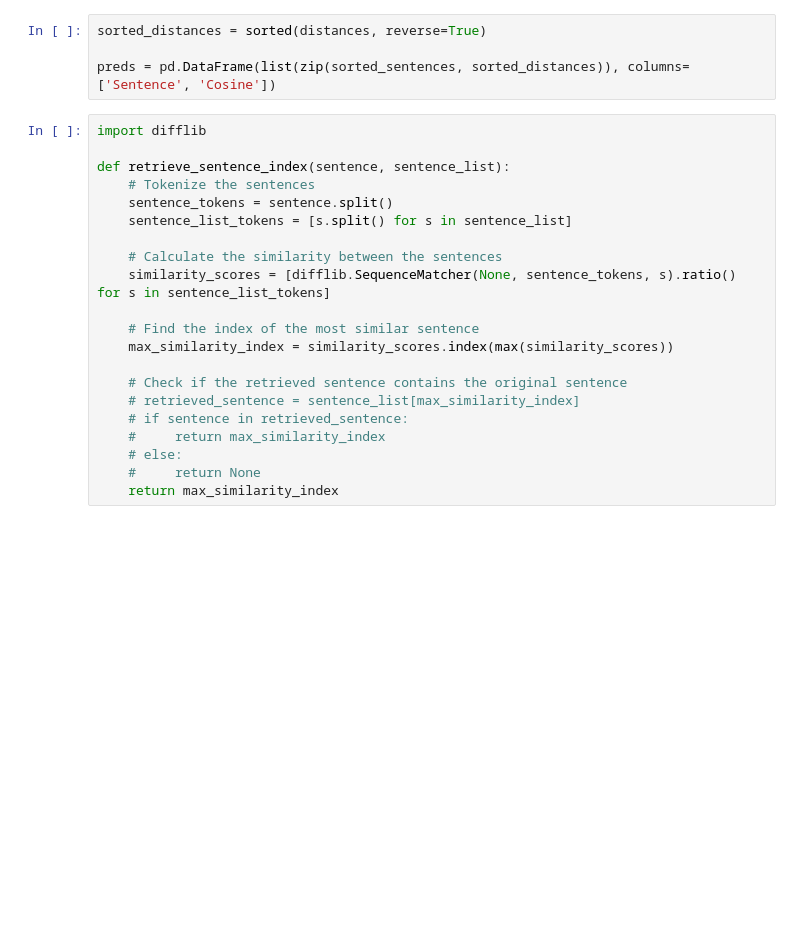
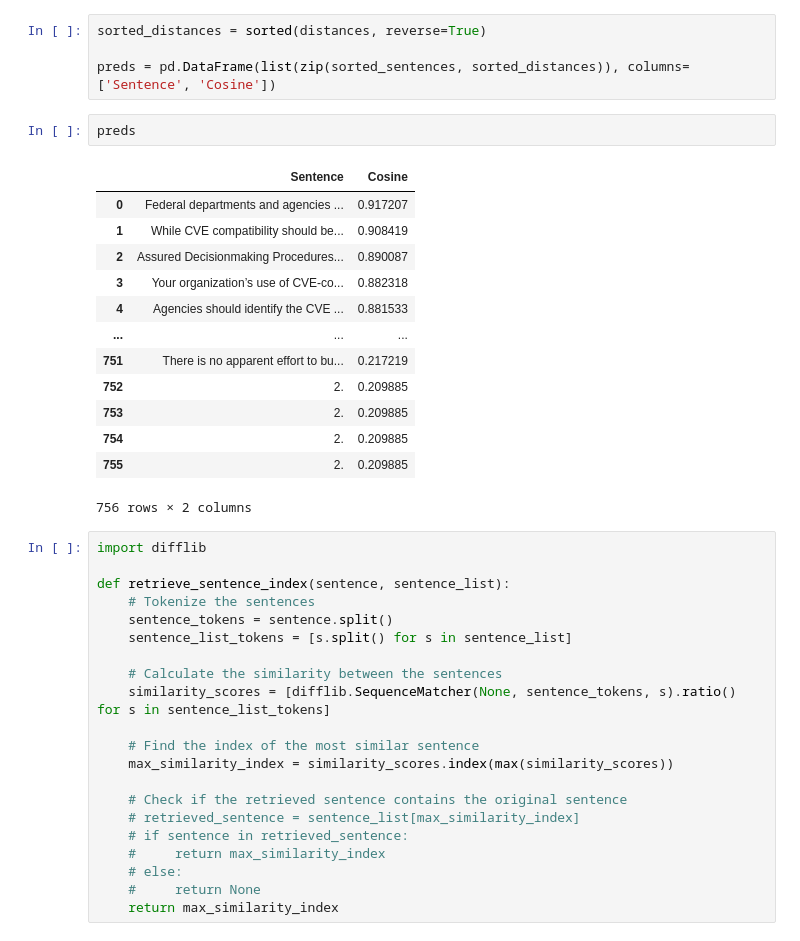
Before and after one commit to ColumbiaCysyphus/ml-dev, a Jupyter notebook: summer_2022/Workflow 1.ipynb, the cells around one changed output. Cells and saved outputs as stored; diff of their text form; blank space fills up the shorter version.

```diff
--- a/summer_2022/Workflow 1.ipynb
+++ b/summer_2022/Workflow 1.ipynb
@@ -250,6 +250,22 @@ sorted_sentences = np.array(sentences)[sorted_idx]
 sorted_distances = sorted(distances, reverse=True)
 
 preds = pd.DataFrame(list(zip(sorted_sentences, sorted_distances)), columns=['Sentence', 'Cosine'])
+# %%
+preds
+# %% [output]
+|  | Sentence | Cosine |
+| 0 | Federal departments and agencies ... | 0.917207 |
+| 1 | While CVE compatibility should be... | 0.908419 |
+| 2 | Assured Decisionmaking Procedures... | 0.890087 |
+| 3 | Your organization’s use of CVE-co... | 0.882318 |
+| 4 | Agencies should identify the CVE ... | 0.881533 |
+| ... | ... | ... |
+| 751 | There is no apparent effort to bu... | 0.217219 |
+| 752 | 2. | 0.209885 |
+| 753 | 2. | 0.209885 |
+| 754 | 2. | 0.209885 |
+| 755 | 2. | 0.209885 |
+756 rows × 2 columns
 # %%
 import difflib
 
```
Also changed, not shown: parts of 2 cells of this notebook, 1 other file.
